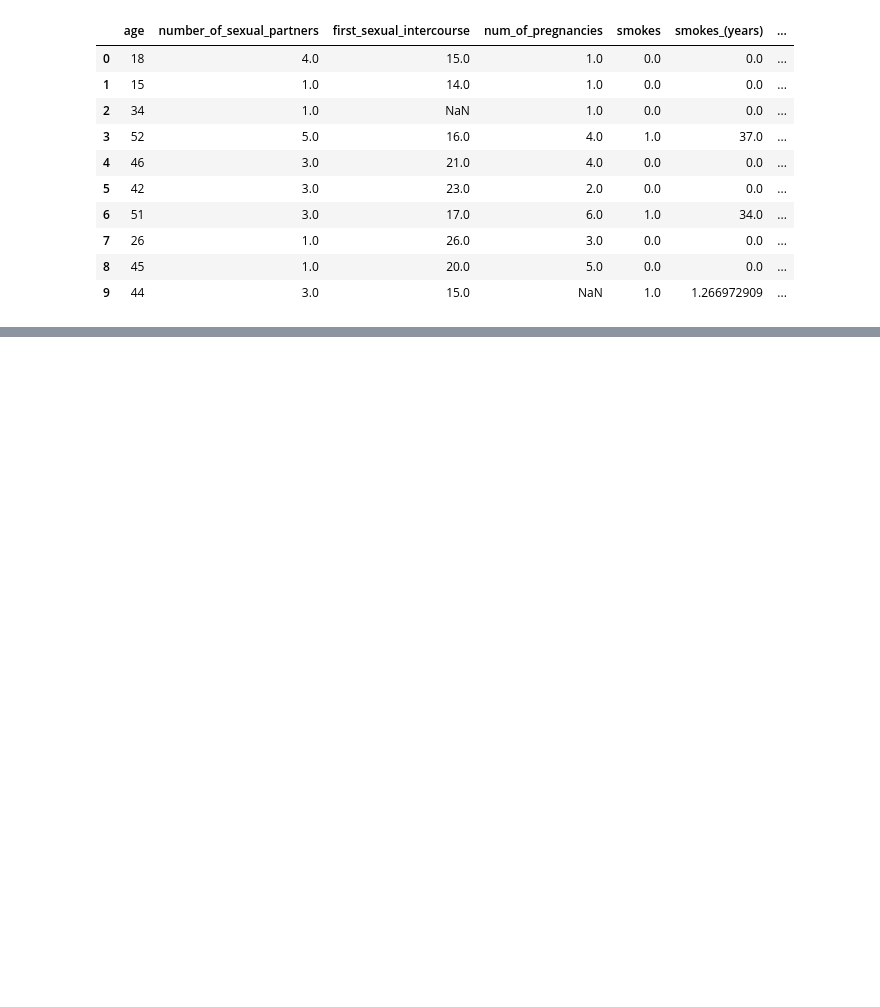
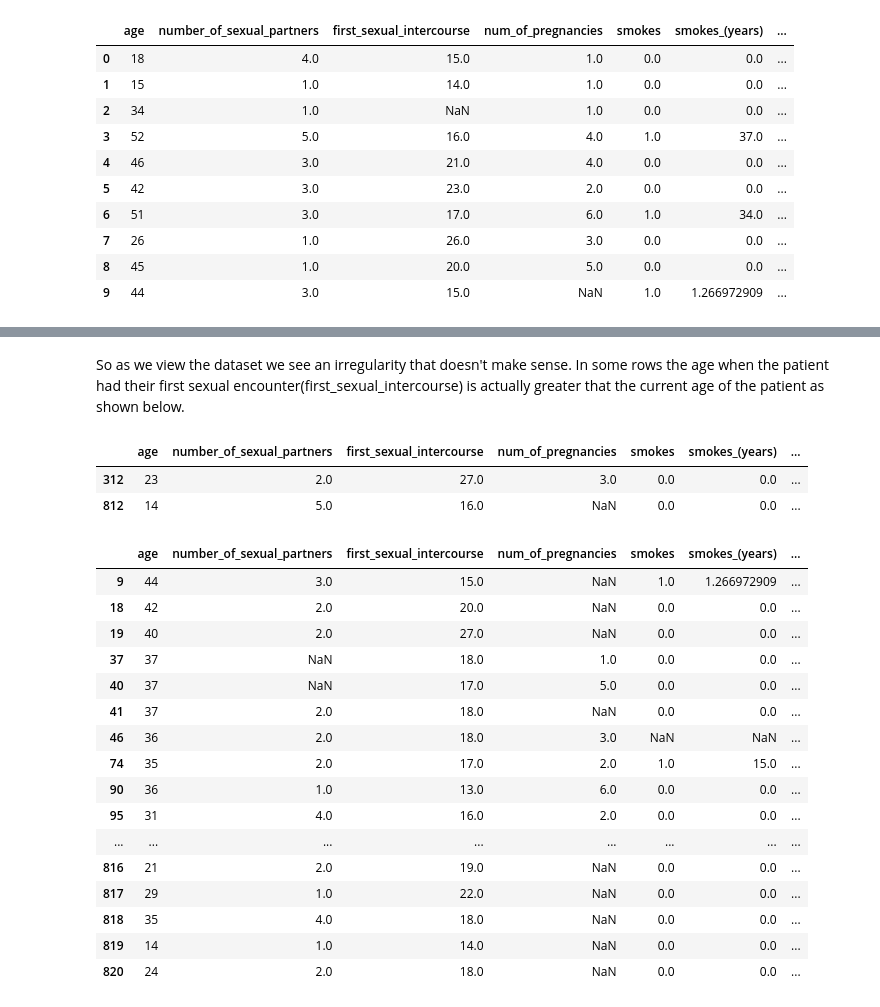
Before and after one commit to hadasssahamase/Cervical_Cancer_project, a Jupyter notebook: notebook.ipynb, the cells around one changed output, grey strips where cells are left out. Saved outputs shown, nothing was run; the diff lists cells and outputs as text; code cells hidden in the pictures; blank space fills up the shorter version.

```diff
--- a/notebook.ipynb
+++ b/notebook.ipynb
@@ -158,0 +213,7 @@ df.head(10)
+# %%
+#filter columns with more than 45% missing percentage
+cols_to_drop=missing_summary[missing_summary['percentage (%)']>45].index
+#drop the filtered columns from the original dataframe
+df=df.drop(columns=cols_to_drop)
+#check head
+df.head(10)
@@ -158,0 +255,42 @@ df.head(10)
+# %% [markdown]
+So as we view the dataset we see an irregularity that doesn't make sense. In some rows the age when the patient had their first sexual encounter(first_sexual_intercourse) is actually greater that the current age of the patient as shown below.
+# %%
+#ensure both columns are numeric
+df['first_sexual_intercourse']=pd.to_numeric(df['first_sexual_intercourse'],errors='coerce')
+df['age']=pd.to_numeric(df['age'],errors='coerce')
+#Filter where first_sexual_intercourse > age
+invalid_rows=df[df['first_sexual_intercourse']>df['age']]
+#display those rows
+invalid_rows
+# %% [output]
+|  | age | number_of_sexual_partners | first_sexual_intercourse | num_of_pregnancies | smokes | smokes_(years) | ... |
+| 312 | 23 | 2.0 | 27.0 | 3.0 | 0.0 | 0.0 | ... |
+| 812 | 14 | 5.0 | 16.0 | NaN | 0.0 | 0.0 | ... |
+# %%
+# Drop rows where first_sexual_intercourse > age
+df = df[df['first_sexual_intercourse'] <= df['age']]
+# %%
+# Show all rows
+pd.set_option('display.max_rows', None)
+#view all the rows containing missing values
+missing_rows=df[df.isnull().any(axis=1)]
+#view missing_rows dataframe
+missing_rows
+# %% [output]
+|  | age | number_of_sexual_partners | first_sexual_intercourse | num_of_pregnancies | smokes | smokes_(years) | ... |
+| 9 | 44 | 3.0 | 15.0 | NaN | 1.0 | 1.266972909 | ... |
+| 18 | 42 | 2.0 | 20.0 | NaN | 0.0 | 0.0 | ... |
+| 19 | 40 | 2.0 | 27.0 | NaN | 0.0 | 0.0 | ... |
+| 37 | 37 | NaN | 18.0 | 1.0 | 0.0 | 0.0 | ... |
+| 40 | 37 | NaN | 17.0 | 5.0 | 0.0 | 0.0 | ... |
+| 41 | 37 | 2.0 | 18.0 | NaN | 0.0 | 0.0 | ... |
+| 46 | 36 | 2.0 | 18.0 | 3.0 | NaN | NaN | ... |
+| 74 | 35 | 2.0 | 17.0 | 2.0 | 1.0 | 15.0 | ... |
+| 90 | 36 | 1.0 | 13.0 | 6.0 | 0.0 | 0.0 | ... |
+| 95 | 31 | 4.0 | 16.0 | 2.0 | 0.0 | 0.0 | ... |
+| ... | ... | ... | ... | ... | ... | ... | ... |
+| 816 | 21 | 2.0 | 19.0 | NaN | 0.0 | 0.0 | ... |
+| 817 | 29 | 1.0 | 22.0 | NaN | 0.0 | 0.0 | ... |
+| 818 | 35 | 4.0 | 18.0 | NaN | 0.0 | 0.0 | ... |
+| 819 | 14 | 1.0 | 14.0 | NaN | 0.0 | 0.0 | ... |
+| 820 | 24 | 2.0 | 18.0 | NaN | 0.0 | 0.0 | ... |
```
Also changed, not shown: parts of 14 cells of this notebook.
